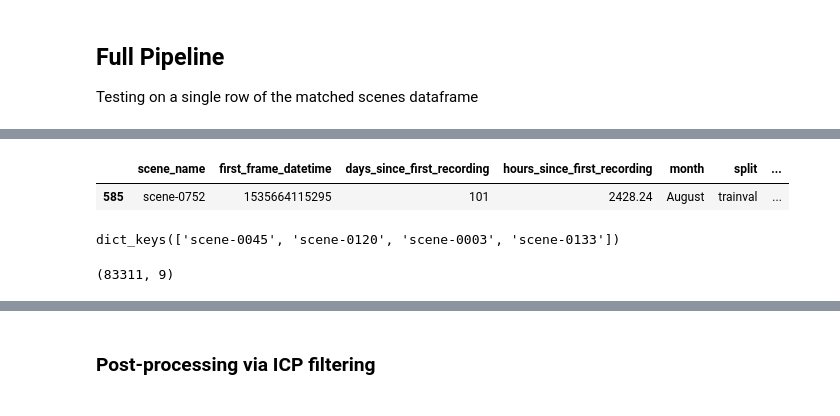
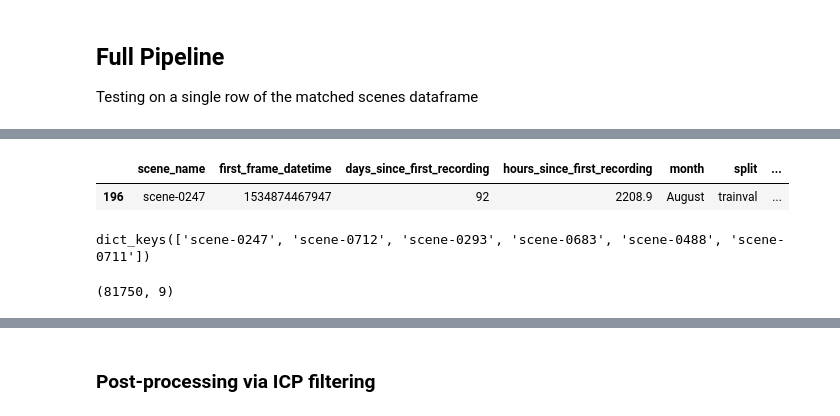
Before and after one commit to umairkhawaja/radar_auto_labeler, a Jupyter notebook: notebooks/test_pipeline.ipynb, the cells around one changed output, grey strips where cells are left out. Saved outputs shown, nothing was run; the diff lists cells and outputs as text; code cells hidden in the pictures.

```diff
--- a/notebooks/test_pipeline.ipynb
+++ b/notebooks/test_pipeline.ipynb
@@ -74,5 +74,5 @@ sps_df.head()
 # %%
-query_scene = 'scene-0533'
+query_scene = 'scene-0247'
 """
   - 665
   - 218
@@ -93,35 +93,35 @@ query_scene = 'scene-0533'
   - 911
   - 1033
   - 39
   - 984
   - 147
   - 359
   - 372
   - 126
   - 968
   - 484
   - 461
   - 669
   - 588
   - 286
   - 701
   - 703
   - 533
 
 """
 row = sps_df[sps_df.scene_name == query_scene]
 if len(row):
     row = row.iloc[0]
 else:
     mask = sps_df.closest_scenes.apply(lambda x: query_scene in x)
-    row = sps_df[mask].iloc[1]
+    row = sps_df[mask].iloc[0]
 
 # mask = sps_df.closest_scenes.apply(lambda x: query_scene in x)
 # row = sps_df[mask].iloc[0]
 display(row.to_frame().T)
 # %% [output]
 |  | scene_name | first_frame_datetime | days_since_first_recording | hours_since_first_recording | month | split | ... |
-| 585 | scene-0752 | 1535664115295 | 101 | 2428.24 | August | trainval | ... |
+| 196 | scene-0247 | 1534874467947 | 92 | 2208.9 | August | trainval | ... |
 # %%
 ref_scene_name = row['scene_name']
 ref_split = row['split']
@@ -160,7 +160,7 @@ for matched_scene, data in closest_scenes.items():
 
 dataloaders.keys()
 # %% [output]
-dict_keys(['scene-0045', 'scene-0120', 'scene-0003', 'scene-0133'])
+dict_keys(['scene-0247', 'scene-0712', 'scene-0293', 'scene-0683', 'scene-0488', 'scene-0711'])
 # %%
 scene_pointclouds = {name : [dl[i][0] for i in range(dl.num_readings)] for name,dl in dataloaders.items()}
 scene_calibs = {name : [dl[i][1] for i in range(dl.num_readings)] for name,dl in dataloaders.items()}
@@ -174,7 +178,7 @@ scene_pointclouds_dpr_masks, global_scene_pointclouds = remove_dynamic_points(sc
 # %%
 np.vstack(global_scene_pointclouds[query_scene]).shape
 # %% [output]
-(83311, 9)
+(81750, 9)
 # %%
 scene_dpr_masks = {name : np.hstack(masks) for name,masks in scene_pointclouds_dpr_masks.items()}
 scene_maps = {name : np.vstack(pcls) for name,pcls in global_scene_pointclouds.items()}
```
Also changed, not shown: parts of 28 cells of this notebook, 8 other files.
